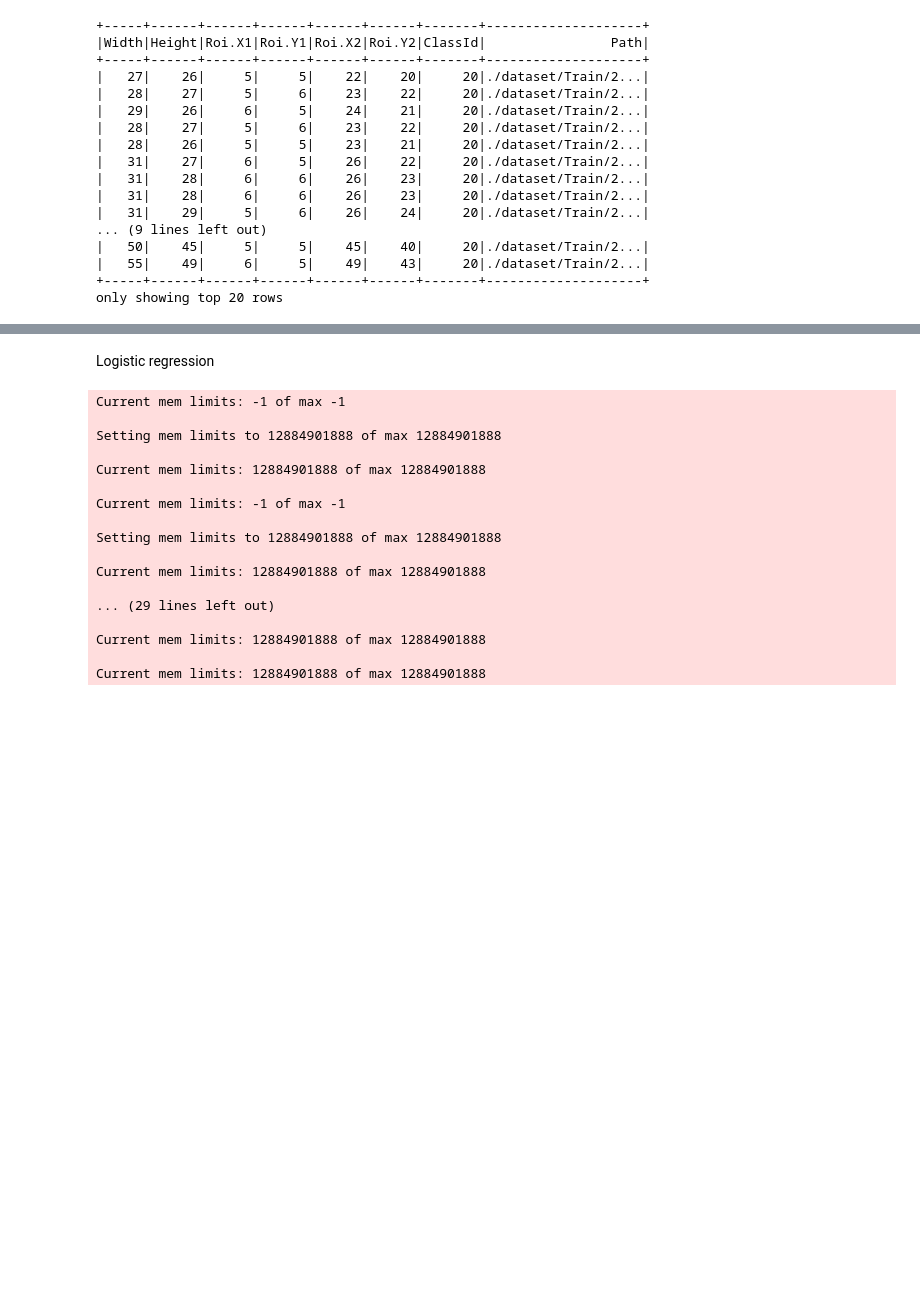
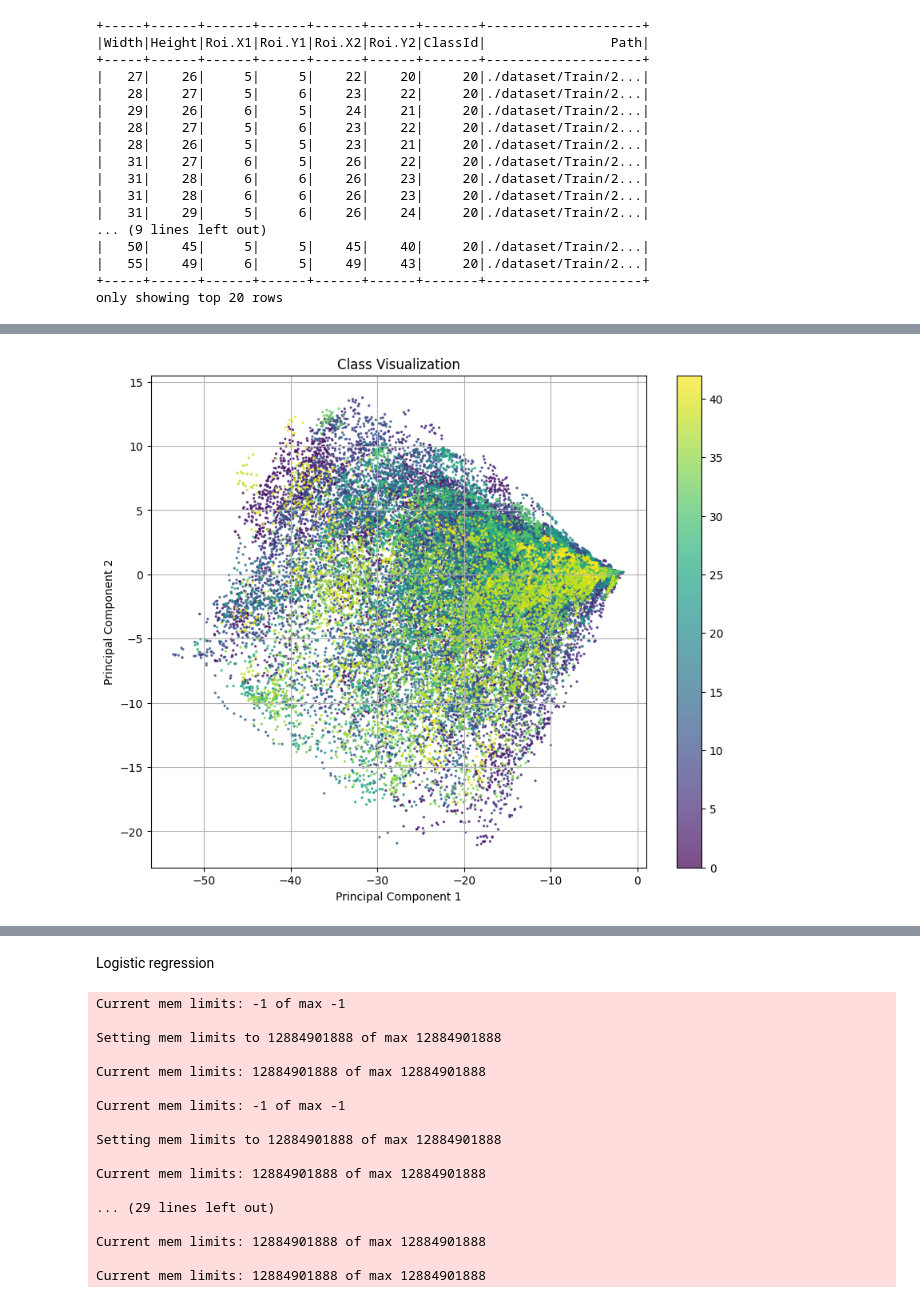
Before and after one commit to Secret333Boy/big-data-labs, a Jupyter notebook: coursework/Big Data coursework.ipynb, the cells around one changed output, grey strips where cells are left out. Cells and saved outputs as stored; diff of their text form; code cells hidden in the pictures; blank space fills up the shorter version.

```diff
--- a/coursework/Big Data coursework.ipynb
+++ b/coursework/Big Data coursework.ipynb
@@ -16,7 +16,7 @@ import matplotlib.pyplot as plt
 from PIL import Image
 from sklearn.metrics import confusion_matrix
 # %%
-spark = SparkSession.builder.appName("Traffic Signs Classification") \
+spark: SparkSession = SparkSession.builder.appName("Traffic Signs Classification") \
   .master("local[*]") \
   .config("spark.serializer", "org.apache.spark.serializer.KryoSerializer") \
   .config("spark.sql.execution.arrow.pyspark.enabled", "true") \
@@ -206,0 +189,3 @@ only showing top 20 rows
+# %%
+processed_df = spark.read.parquet("processed_df")
+processed_df.show()
@@ -235 +222,19 @@ Setting mem limits to 12884901888 of max 12884901888
 [figure]
+# %%
+from pyspark.ml.feature import PCA
+import matplotlib.pyplot as plt
+from pyspark.sql.functions import col
+import numpy as np
+
+pca = PCA(k=2, inputCol="features", outputCol="pca_features")
+
+pca_model = pca.fit(processed_df)
+pca_data = pca_model.transform(processed_df)
+
+pca_points = pca_data.select("pca_features", "ClassId").rdd.map(
+    lambda row: (row["pca_features"][0], row["pca_features"][1], row["ClassId"])
+).collect()
+
+x = [point[0] for point in pca_points]
+y = [point[1] for point in pca_points]
+labels = [point[2] for point in pca_points]
@@ -235,0 +259,11 @@ Setting mem limits to 12884901888 of max 12884901888
+# %%
+plt.figure(figsize=(10, 8))
+plt.scatter(x, y, c=labels, alpha=0.7, s=2)
+plt.colorbar()
+plt.title(f"Class Visualization")
+plt.xlabel("Principal Component 1")
+plt.ylabel("Principal Component 2")
+plt.grid(True)
+plt.show()
+# %% [output]
+[figure, added]
```
Also changed, not shown: parts of 9 cells of this notebook, 38 other files.
